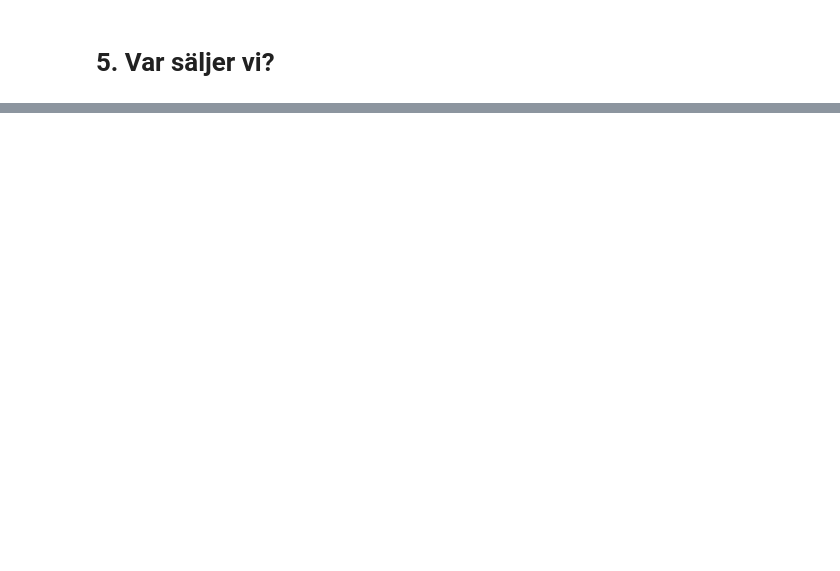
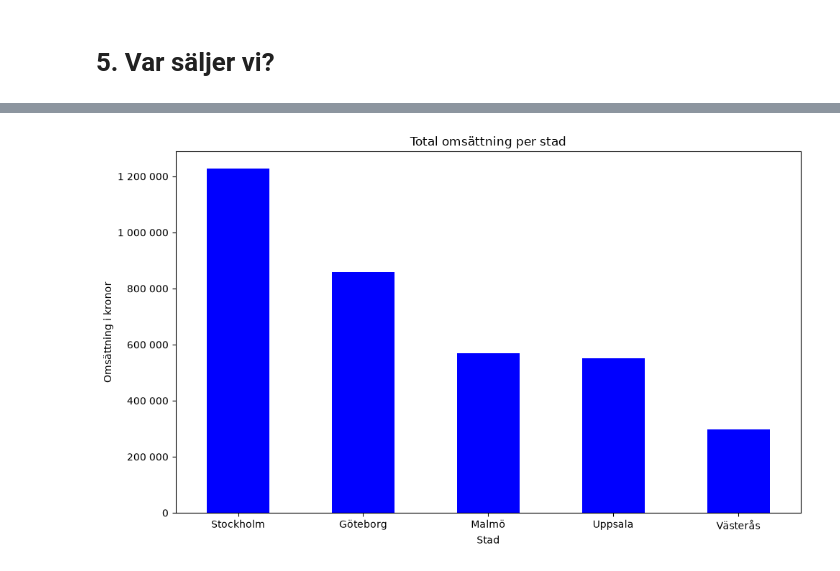
Before and after one commit to VafaNasirova-analytics/e-handel-analys, a Jupyter notebook: notebooks/report.ipynb, the cells around one changed output, grey strips where cells are left out. Drawn from its saved outputs; the diff is of its cells as text; code cells hidden in the pictures; blank space fills up the shorter version.

```diff
--- a/notebooks/report.ipynb
+++ b/notebooks/report.ipynb
@@ -146,2 +256,13 @@ plt.show()
 # %% [markdown]
 # 5. Var säljer vi?
+# %%
+import importlib
+import src.metrics
+
+importlib.reload(src.metrics)
+
+from src.metrics import revenue_by_city
+
+intakter_per_stad=revenue_by_city(df)
+
+display(intakter_per_stad)
@@ -147,0 +310,11 @@ plt.show()
+# %%
+import importlib
+import src.viz
+
+importlib.reload(src.viz)
+
+from src.viz import plot_revenue_by_city
+
+plot_revenue_by_city(intakter_per_stad)
+# %% [output]
+[figure, added]
```
Also changed, not shown: parts of 49 cells of this notebook, 2 other files.
